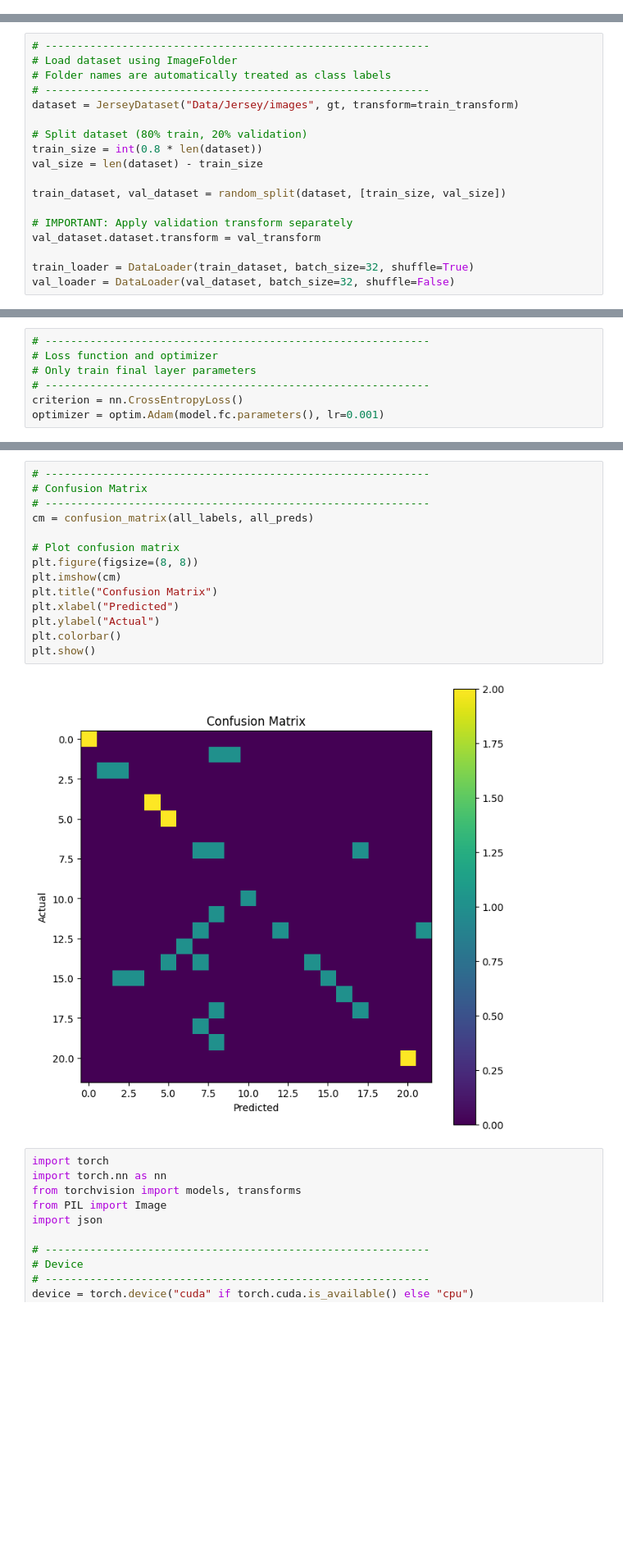
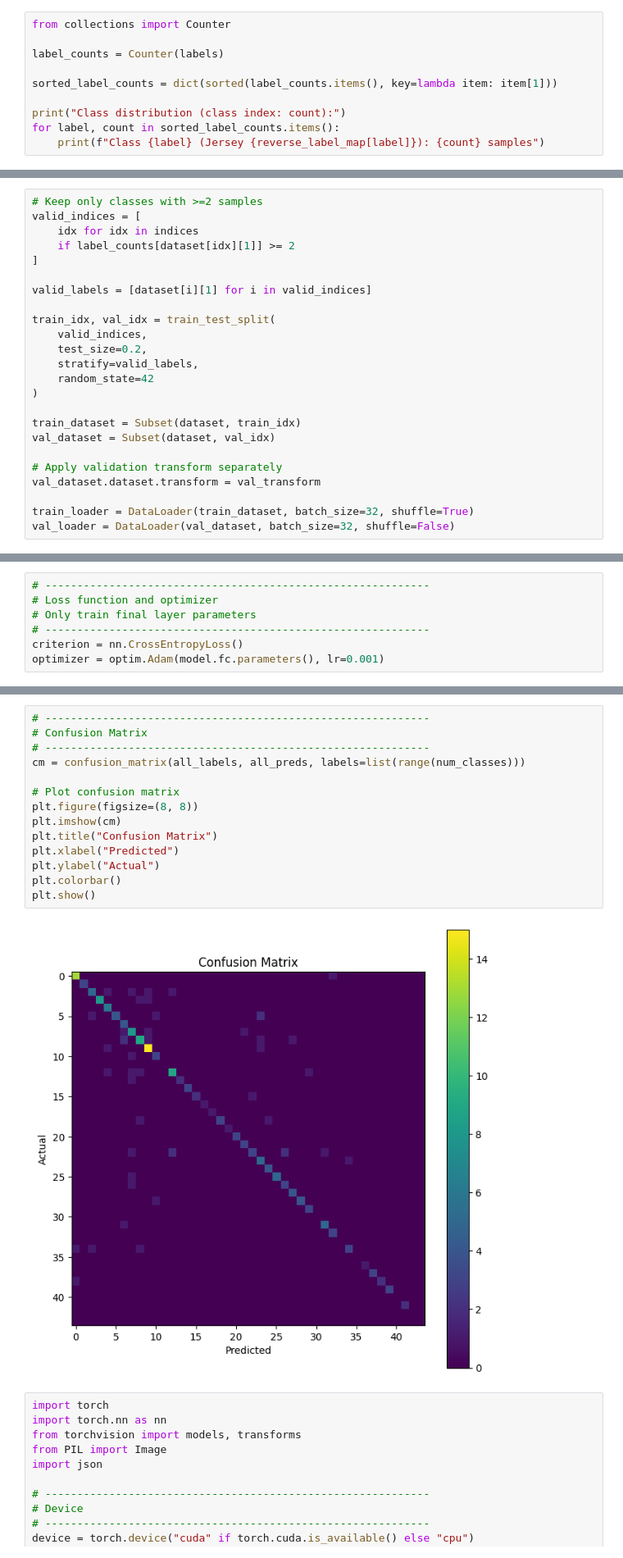
Before and after one commit to sandalisingh/SheInnovates, a Jupyter notebook: Jersey_recognition.ipynb, the cells around one changed output, grey strips where cells are left out. Shown at 82% size. Cells and saved outputs as stored; diff of their text form; blank space fills up the shorter version.

Commit message:
Updated Jersey recognition

```diff
--- a/Jersey_recognition.ipynb
+++ b/Jersey_recognition.ipynb
@@ -93,0 +107,10 @@ class JerseyDataset(Dataset):
+# %%
+from collections import Counter
+
+label_counts = Counter(labels)
+
+sorted_label_counts = dict(sorted(label_counts.items(), key=lambda item: item[1]))
+
+print("Class distribution (class index: count):")
+for label, count in sorted_label_counts.items():
+    print(f"Class {label} (Jersey {reverse_label_map[label]}): {count} samples")
@@ -94,17 +135,23 @@ class JerseyDataset(Dataset):
 # %%
-# ------------------------------------------------------------
-# Load dataset using ImageFolder
-# Folder names are automatically treated as class labels
-# ------------------------------------------------------------
-dataset = JerseyDataset("Data/Jersey/images", gt, transform=train_transform)
+# Keep only classes with >=2 samples
+valid_indices = [
+    idx for idx in indices
+    if label_counts[dataset[idx][1]] >= 2
+]
 
-# Split dataset (80% train, 20% validation)
-train_size = int(0.8 * len(dataset))
-val_size = len(dataset) - train_size
+valid_labels = [dataset[i][1] for i in valid_indices]
 
-train_dataset, val_dataset = random_split(dataset, [train_size, val_size])
+train_idx, val_idx = train_test_split(
+    valid_indices,
+    test_size=0.2,
+    stratify=valid_labels,
+    random_state=42
+)
 
-# IMPORTANT: Apply validation transform separately
+train_dataset = Subset(dataset, train_idx)
+val_dataset = Subset(dataset, val_idx)
+
+# Apply validation transform separately
 val_dataset.dataset.transform = val_transform
 
 train_loader = DataLoader(train_dataset, batch_size=32, shuffle=True)
@@ -259,19 +304,19 @@ Training complete. Final model saved.
 # %%
 # ------------------------------------------------------------
 # Confusion Matrix
 # ------------------------------------------------------------
-cm = confusion_matrix(all_labels, all_preds)
+cm = confusion_matrix(all_labels, all_preds, labels=list(range(num_classes)))
 
 # Plot confusion matrix
 plt.figure(figsize=(8, 8))
 plt.imshow(cm)
 plt.title("Confusion Matrix")
 plt.xlabel("Predicted")
 plt.ylabel("Actual")
 plt.colorbar()
 plt.show()
 # %% [output]
-[figure, old version]
+[figure, new version]
 # %%
 import torch
 import torch.nn as nn
```
Also changed, not shown: parts of 5 cells of this notebook, 1 other file.
